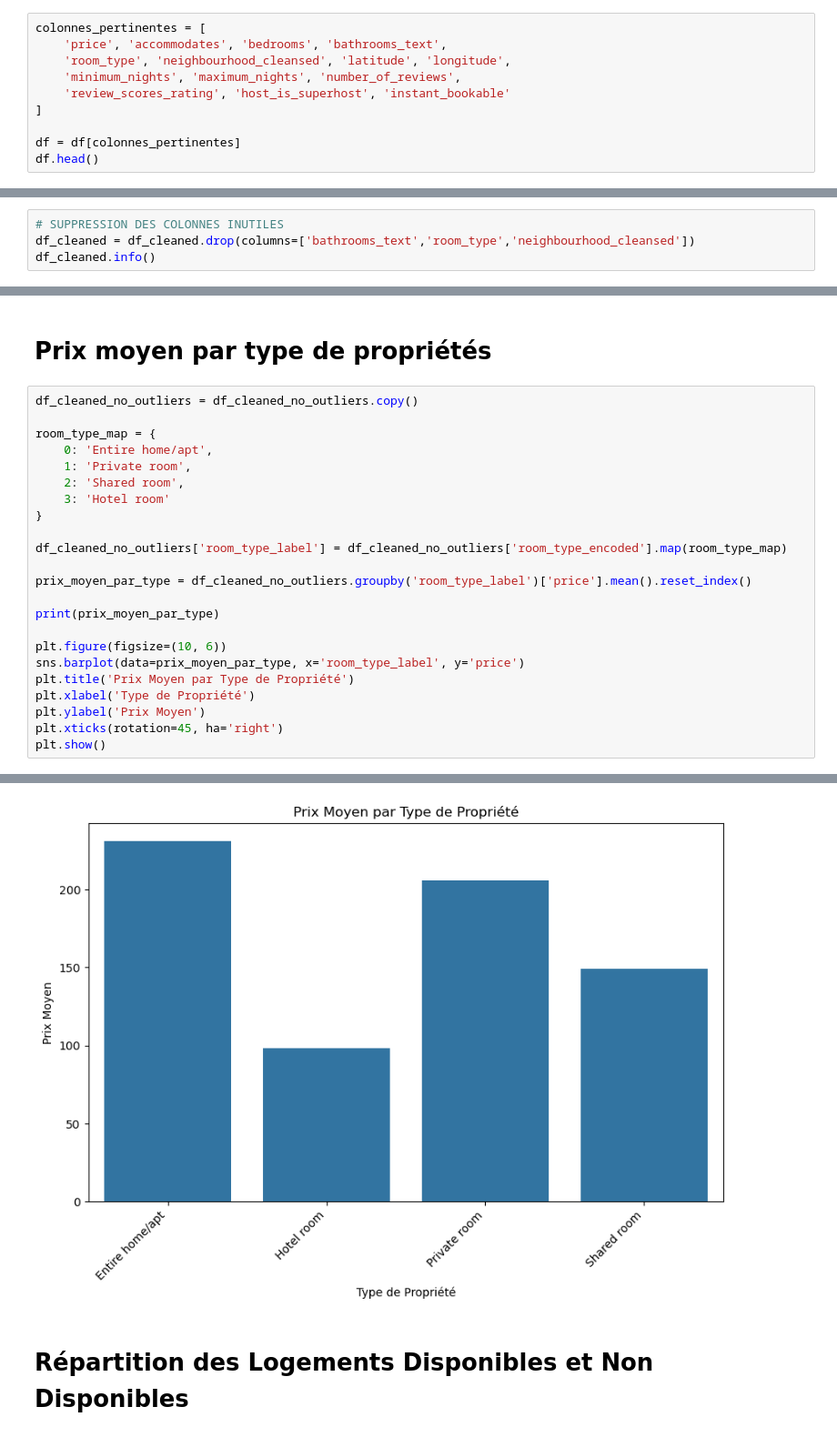
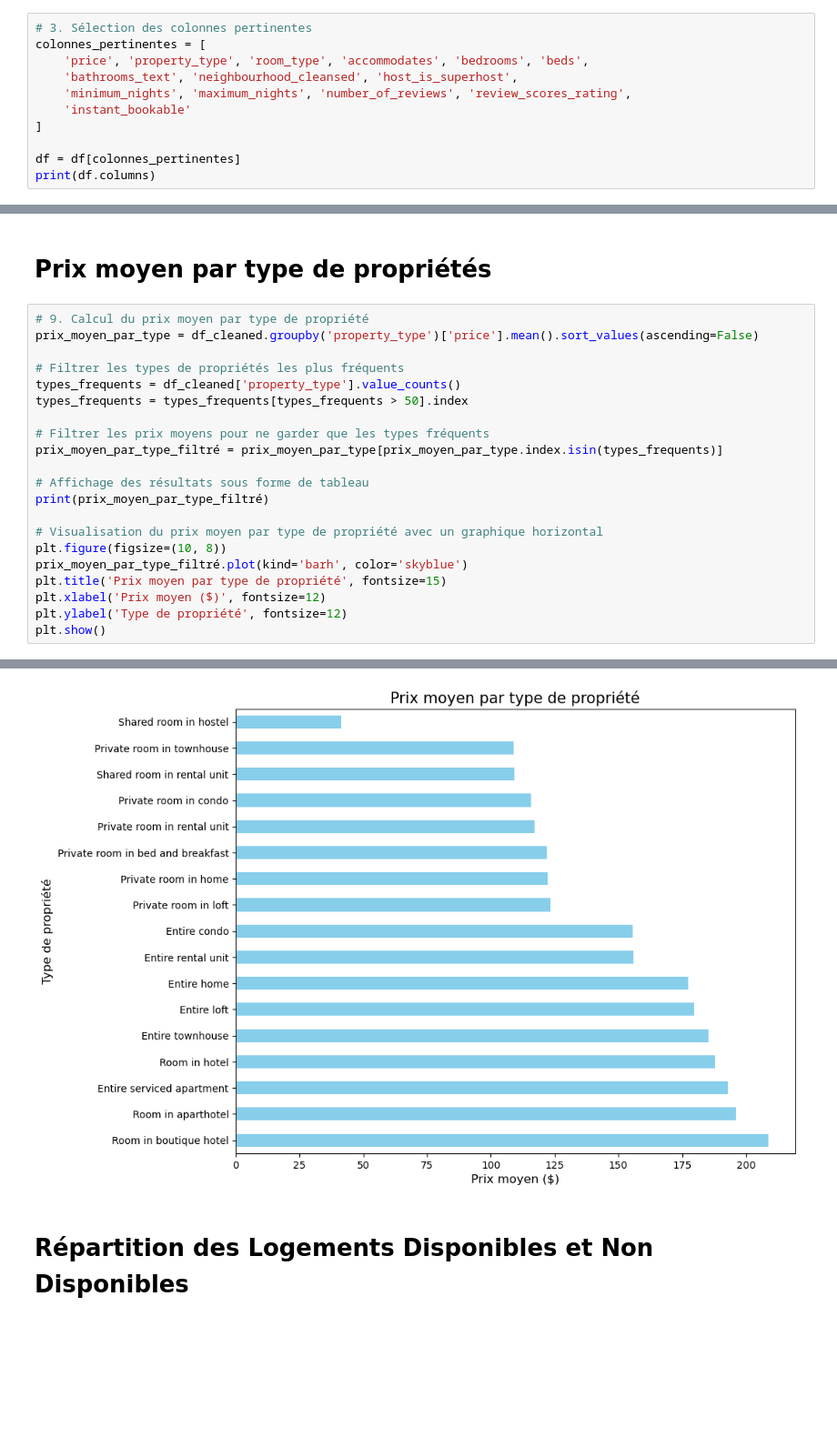
Before and after one commit to TheoPERSONNE/ProjetAirBNB, a Jupyter notebook: AirBnBDataSet.ipynb, the cells around one changed output, grey strips where cells are left out. Shown at 91% size. Cells and saved outputs as stored; diff of their text form; blank space fills up the shorter version.

```diff
--- a/AirBnBDataSet.ipynb
+++ b/AirBnBDataSet.ipynb
@@ -80,13 +72,14 @@ Index(['id', 'listing_url', 'scrape_id', 'last_scraped', 'source', 'name',
 ## 3.1 Sélection des Colonnes Pertinentes
 ### Sélectionner les colonnes jugées importantes pour la prédiction du prix.
 # %%
+# 3. Sélection des colonnes pertinentes
 colonnes_pertinentes = [
-    'price', 'accommodates', 'bedrooms', 'bathrooms_text',
-    'room_type', 'neighbourhood_cleansed', 'latitude', 'longitude',
-    'minimum_nights', 'maximum_nights', 'number_of_reviews',
-    'review_scores_rating', 'host_is_superhost', 'instant_bookable'
+    'price', 'property_type', 'room_type', 'accommodates', 'bedrooms', 'beds',
+    'bathrooms_text', 'neighbourhood_cleansed', 'host_is_superhost',
+    'minimum_nights', 'maximum_nights', 'number_of_reviews', 'review_scores_rating',
+    'instant_bookable'
 ]
 
 df = df[colonnes_pertinentes]
-df.head()
+print(df.columns)
 # %% [output]
@@ -240,7 +254,4 @@ memory usage: 7.1+ MB
 # %%
-# SUPPRESSION DES COLONNES INUTILES
-df_cleaned = df_cleaned.drop(columns=['bathrooms_text','room_type','neighbourhood_cleansed'])
-df_cleaned.info()
 # %% [output]
 <class 'pandas.core.frame.DataFrame'>
 Index: 61021 entries, 0 to 91030
@@ -361,26 +347,24 @@ plt.show()
 # %% [markdown]
 # Prix moyen par type de propriétés
 # %%
-df_cleaned_no_outliers = df_cleaned_no_outliers.copy()
+# 9. Calcul du prix moyen par type de propriété
+prix_moyen_par_type = df_cleaned.groupby('property_type')['price'].mean().sort_values(ascending=False)
 
-room_type_map = {
-    0: 'Entire home/apt',
-    1: 'Private room',
-    2: 'Shared room',
-    3: 'Hotel room'
-}
+# Filtrer les types de propriétés les plus fréquents
+types_frequents = df_cleaned['property_type'].value_counts()
+types_frequents = types_frequents[types_frequents > 50].index
 
-df_cleaned_no_outliers['room_type_label'] = df_cleaned_no_outliers['room_type_encoded'].map(room_type_map)
+# Filtrer les prix moyens pour ne garder que les types fréquents
+prix_moyen_par_type_filtré = prix_moyen_par_type[prix_moyen_par_type.index.isin(types_frequents)]
 
-prix_moyen_par_type = df_cleaned_no_outliers.groupby('room_type_label')['price'].mean().reset_index()
+# Affichage des résultats sous forme de tableau
+print(prix_moyen_par_type_filtré)
 
-print(prix_moyen_par_type)
-
-plt.figure(figsize=(10, 6))
-sns.barplot(data=prix_moyen_par_type, x='room_type_label', y='price')
-plt.title('Prix Moyen par Type de Propriété')
-plt.xlabel('Type de Propriété')
-plt.ylabel('Prix Moyen')
-plt.xticks(rotation=45, ha='right')
+# Visualisation du prix moyen par type de propriété avec un graphique horizontal
+plt.figure(figsize=(10, 8))
+prix_moyen_par_type_filtré.plot(kind='barh', color='skyblue')
+plt.title('Prix moyen par type de propriété', fontsize=15)
+plt.xlabel('Prix moyen ($)', fontsize=12)
+plt.ylabel('Type de propriété', fontsize=12)
 plt.show()
 # %% [output]
@@ -392,4 +390,4 @@ plt.show()
-[figure, old version]
+[figure, new version]
 # %% [markdown]
 # Répartition des Logements Disponibles et Non Disponibles
 # %%
```
Also changed, not shown: parts of 13 cells of this notebook.
